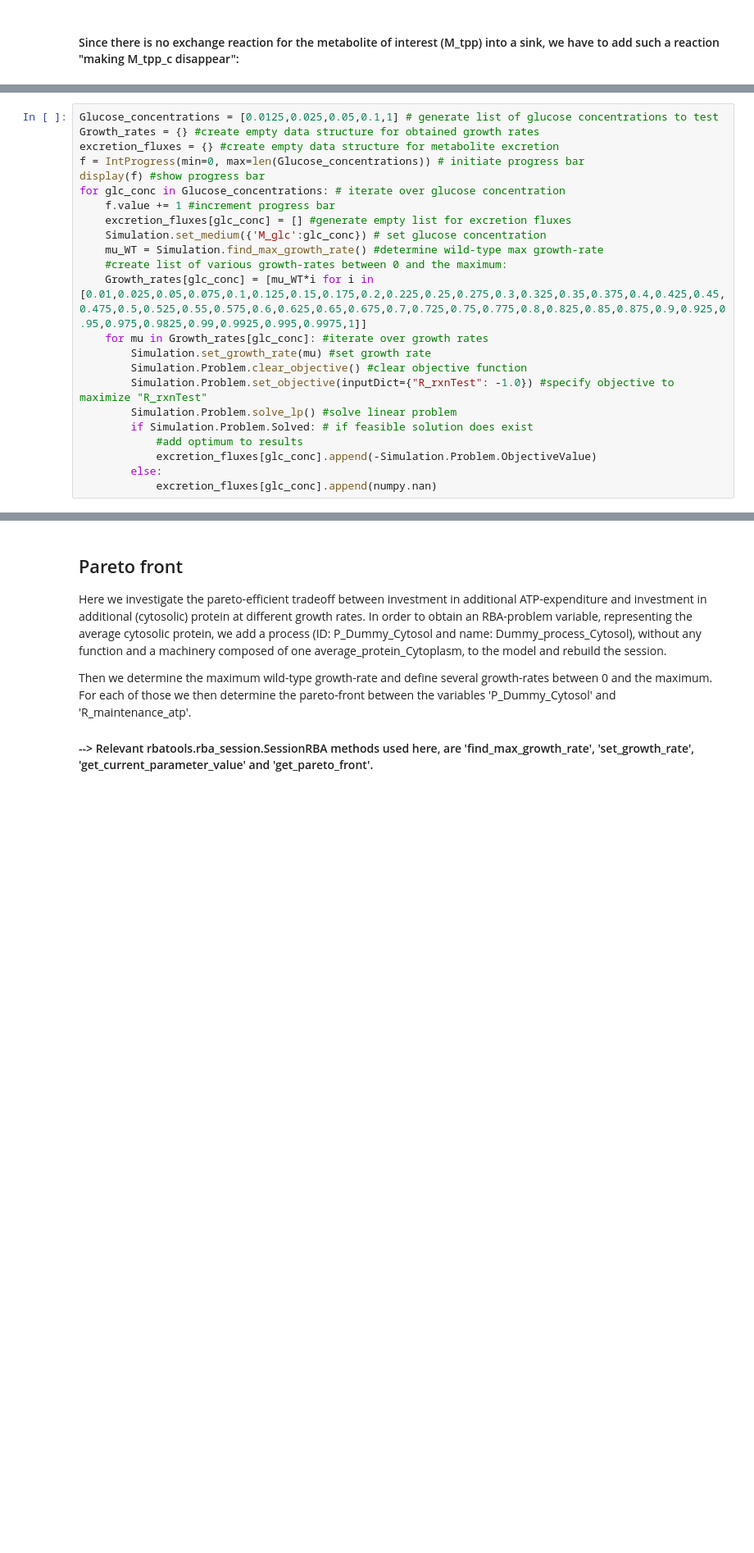
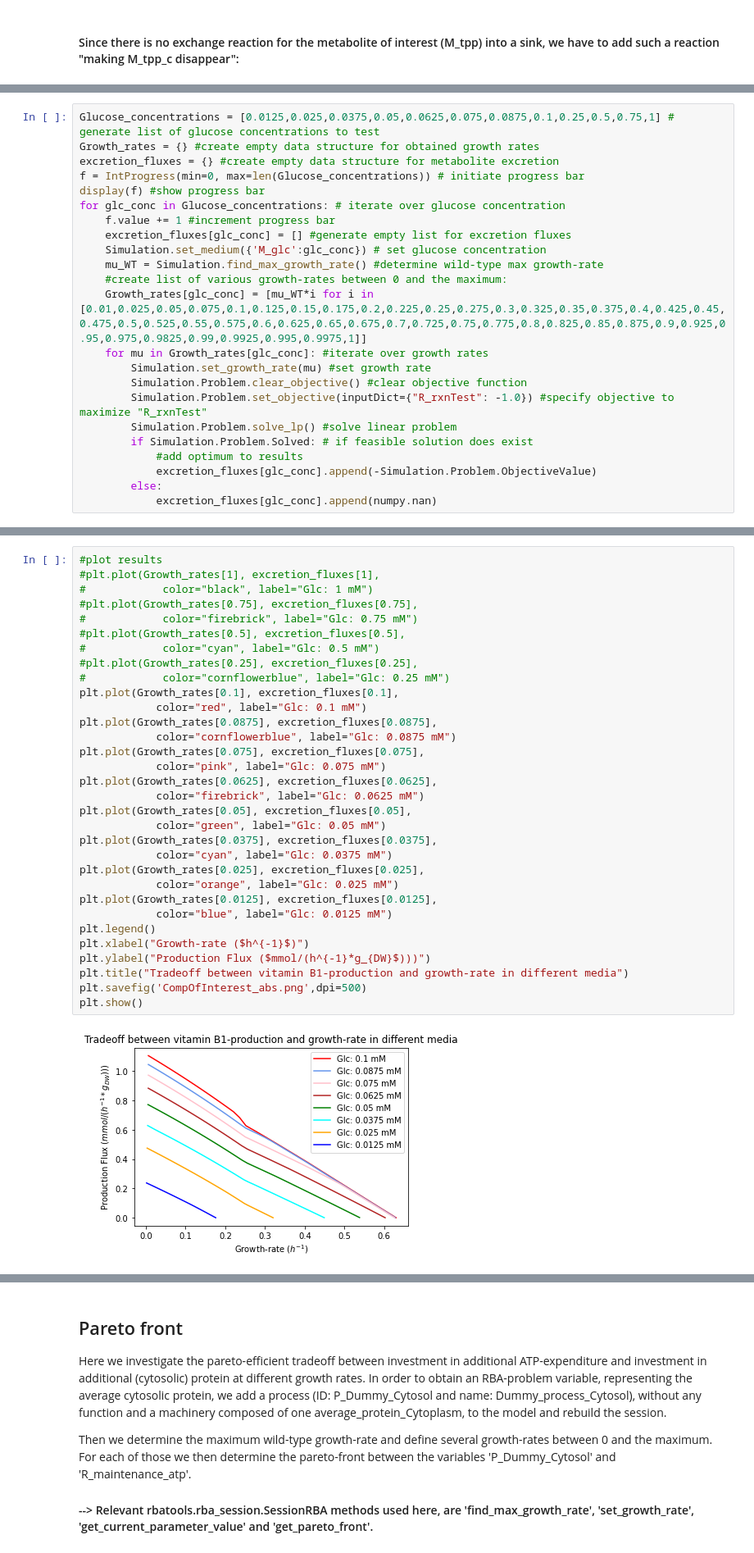
Before and after one commit to SysBioInra/rbatools, a Jupyter notebook: tutorials/jupyter_notebooks/Example_workflows_rba_tools.ipynb, the cells around one changed output, grey strips where cells are left out. Shown: that part at 82% size. Saved outputs shown, nothing was run; the diff lists cells and outputs as text; blank space fills up the shorter version.

```diff
--- a/tutorials/jupyter_notebooks/Example_workflows_rba_tools.ipynb
+++ b/tutorials/jupyter_notebooks/Example_workflows_rba_tools.ipynb
@@ -389,5 +478,5 @@ Simulation.add_reaction(reaction_id="R_rxnTest",
 # %%
-Glucose_concentrations = [0.0125,0.025,0.05,0.1,1] # generate list of glucose concentrations to test
+Glucose_concentrations = [0.0125,0.025,0.0375,0.05,0.0625,0.075,0.0875,0.1,0.25,0.5,0.75,1] # generate list of glucose concentrations to test
 Growth_rates = {} #create empty data structure for obtained growth rates
 excretion_fluxes = {} #create empty data structure for metabolite excretion
 f = IntProgress(min=0, max=len(Glucose_concentrations)) # initiate progress bar
@@ -428,0 +503,34 @@ plt.show()
+# %%
+#plot results
+#plt.plot(Growth_rates[1], excretion_fluxes[1],
+#            color="black", label="Glc: 1 mM")
+#plt.plot(Growth_rates[0.75], excretion_fluxes[0.75],
+#            color="firebrick", label="Glc: 0.75 mM")
+#plt.plot(Growth_rates[0.5], excretion_fluxes[0.5],
+#            color="cyan", label="Glc: 0.5 mM")
+#plt.plot(Growth_rates[0.25], excretion_fluxes[0.25],
+#            color="cornflowerblue", label="Glc: 0.25 mM")
+plt.plot(Growth_rates[0.1], excretion_fluxes[0.1],
+            color="red", label="Glc: 0.1 mM")
+plt.plot(Growth_rates[0.0875], excretion_fluxes[0.0875],
+            color="cornflowerblue", label="Glc: 0.0875 mM")
+plt.plot(Growth_rates[0.075], excretion_fluxes[0.075],
+            color="pink", label="Glc: 0.075 mM")
+plt.plot(Growth_rates[0.0625], excretion_fluxes[0.0625],
+            color="firebrick", label="Glc: 0.0625 mM")
+plt.plot(Growth_rates[0.05], excretion_fluxes[0.05],
+            color="green", label="Glc: 0.05 mM")
+plt.plot(Growth_rates[0.0375], excretion_fluxes[0.0375],
+            color="cyan", label="Glc: 0.0375 mM")
+plt.plot(Growth_rates[0.025], excretion_fluxes[0.025],
+            color="orange", label="Glc: 0.025 mM")
+plt.plot(Growth_rates[0.0125], excretion_fluxes[0.0125],
+            color="blue", label="Glc: 0.0125 mM")
+plt.legend()
+plt.xlabel("Growth-rate ($h^{-1}$)")
+plt.ylabel("Production Flux ($mmol/(h^{-1}*g_{DW}$)))")
+plt.title("Tradeoff between vitamin B1-production and growth-rate in different media")
+plt.savefig('CompOfInterest_abs.png',dpi=500)
+plt.show()
+# %% [output]
+[figure, added]
```
Also changed, not shown: parts of 20 cells of this notebook, 3 other files.
